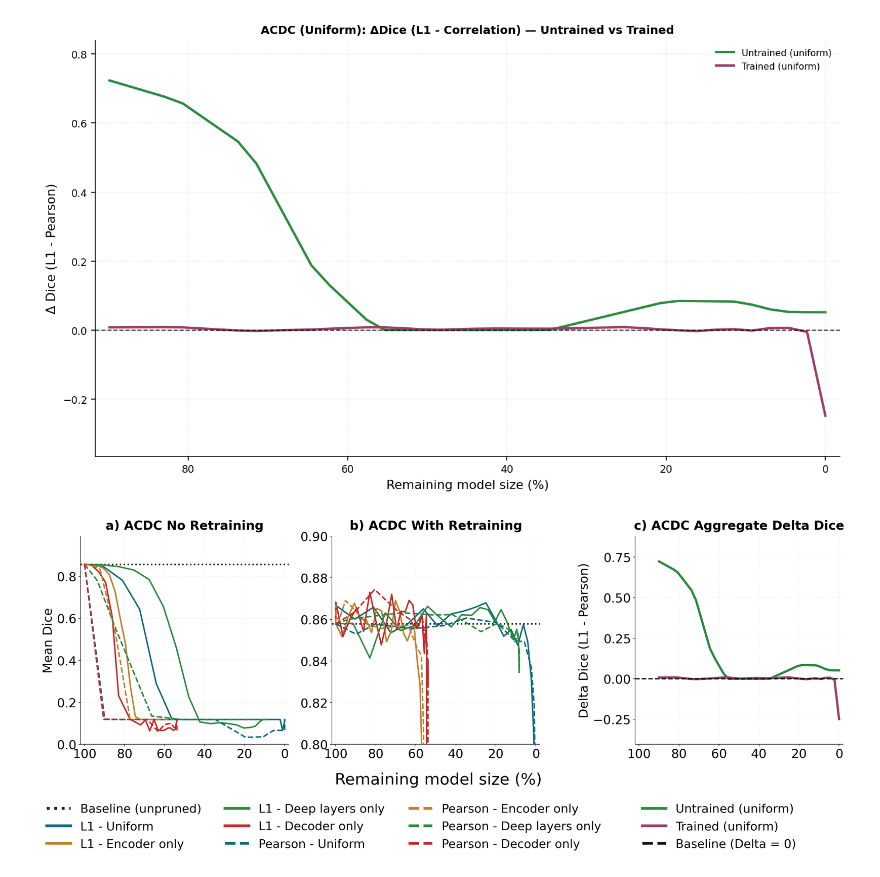
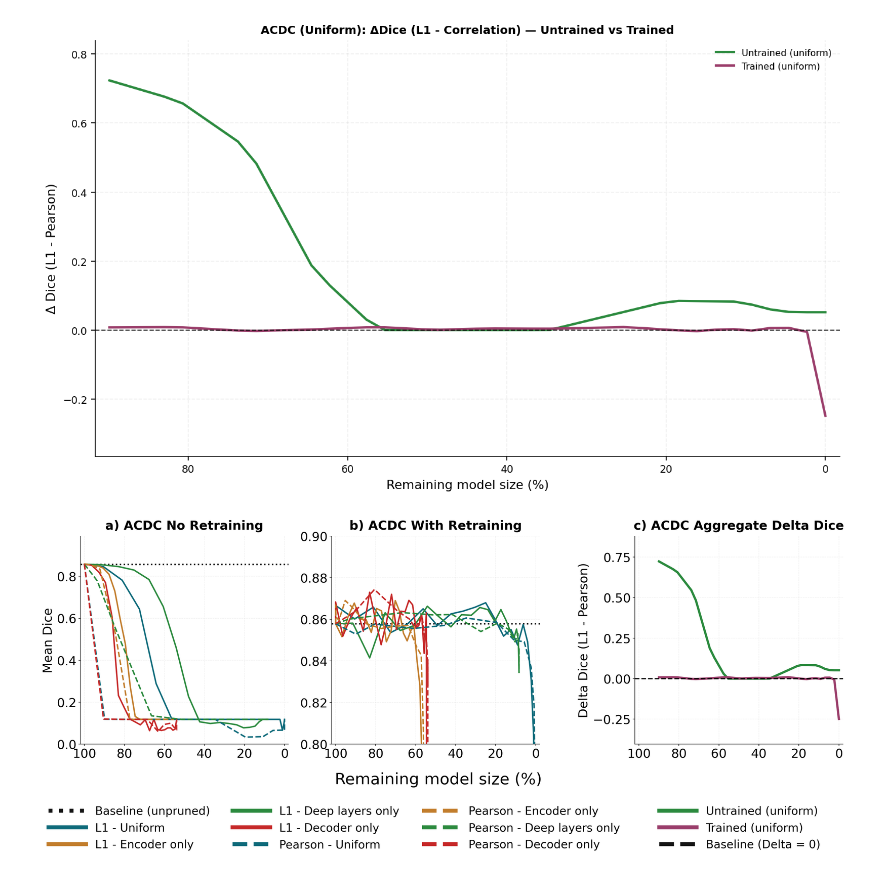
Before and after one commit to TijmenToxopeus/basic_UNet, a Jupyter notebook: src/notebooks/metrics_plots.ipynb, the cells around one changed output. Cells and saved outputs as stored; diff of their text form; code cells hidden in the pictures.

Commit message:
plot now finished, quick save before making MM plot

```diff
--- a/src/notebooks/metrics_plots.ipynb
+++ b/src/notebooks/metrics_plots.ipynb
@@ -1509,37 +1509,39 @@ for h, l in zip(handles12, labels12):
 if uniq12:
     leg12 = fig.legend(
         [u[0] for u in uniq12],
         [u[1] for u in uniq12],
         loc="lower center",
-        bbox_to_anchor=(0.36, -0.025),
+        bbox_to_anchor=(0.37, -0.025),
         ncol=3,
         frameon=False,
-        fontsize=21,
+        fontsize=20,
+        handlelength=3.3
     )
     for h in leg12.get_lines():
-        h.set_linewidth(5.0)
+        h.set_linewidth(7.0)
 
 # Separate legend under third panel
 handles3, labels3 = axes[2].get_legend_handles_labels()
 if handles3:
     leg3 = fig.legend(
         handles3,
         labels3,
         loc="lower center",
-        bbox_to_anchor=(0.74, -0.025),
+        bbox_to_anchor=(0.76, -0.025),
         ncol=1,
         frameon=False,
-        fontsize=21,
+        fontsize=20,
+        handlelength=3.3
     )
     for h in leg3.get_lines():
-        h.set_linewidth(5.0)
+        h.set_linewidth(7.0)
 
 fig.subplots_adjust(wspace=0.42, bottom=0.30)
 pos1 = axes[1].get_position()
 axes[1].set_position([pos1.x0 - 0.045, pos1.y0, pos1.width, pos1.height])
 pos2 = axes[2].get_position()
 axes[2].set_position([pos2.x0 - 0.04, pos2.y0, pos2.width, pos2.height])
 fig.supxlabel("Remaining model size (%)", fontsize=28, x=0.47, y=0.18)
 plt.show()
 # %% [output]
-[figure, old version]
+[figure, new version]
```
